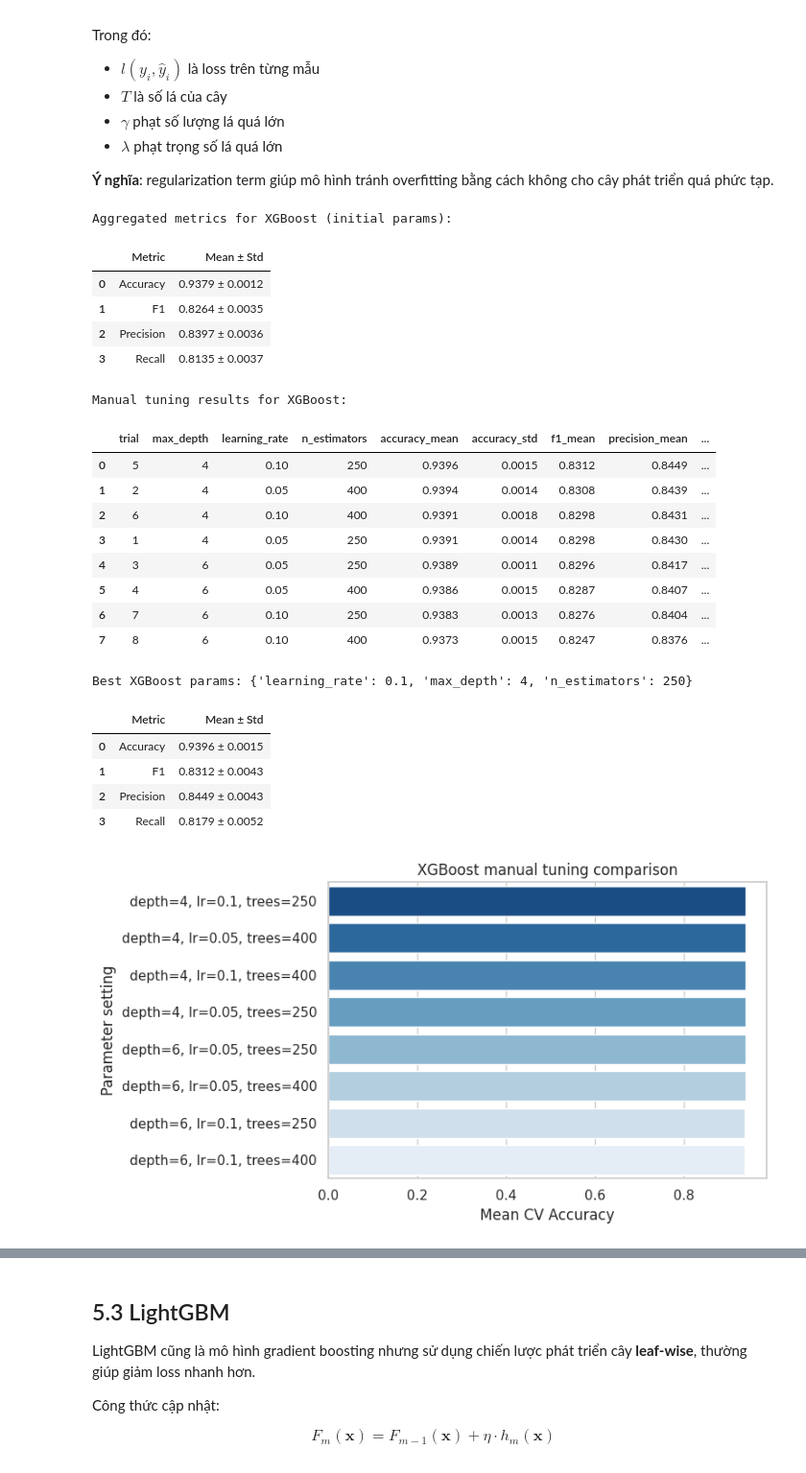
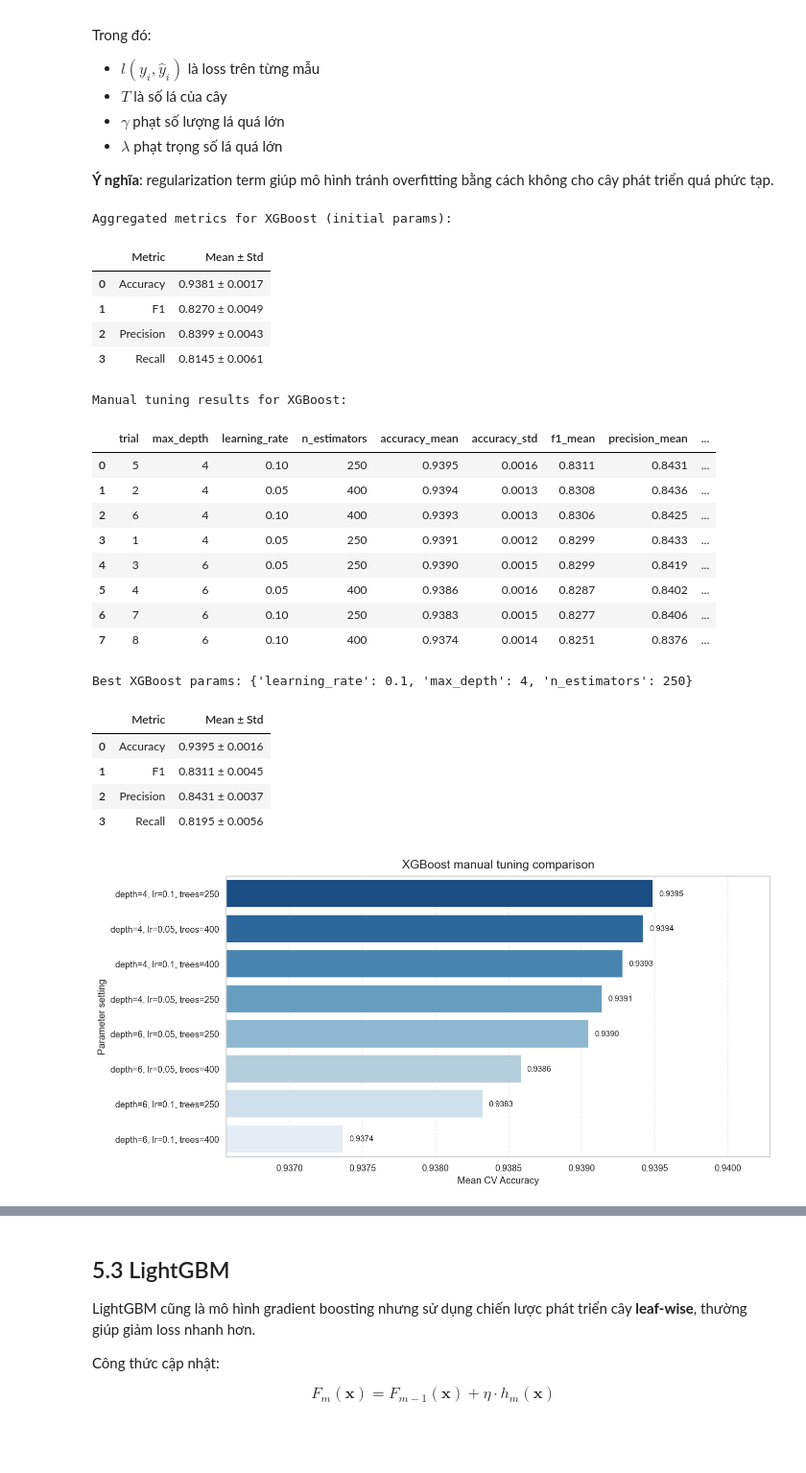
Before and after one commit to thkt2110/mental-health-depression-prediction, a Jupyter notebook: notebooks/05_model_advanced.ipynb, the cells around one changed output, grey strips where cells are left out. Shown at 96% size. Saved outputs shown, nothing was run; the diff lists cells and outputs as text; code cells hidden in the pictures; blank space fills up the shorter version.

```diff
--- a/notebooks/05_model_advanced.ipynb
+++ b/notebooks/05_model_advanced.ipynb
@@ -157,7 +165,7 @@ def build_xgb_classifier(max_depth=6, learning_rate=0.1, n_estimators=300):
         objective="binary:logistic",
         eval_metric="logloss",
         random_state=RANDOM_STATE,
-        n_jobs=-1,
+        n_jobs=1,
         tree_method="hist",
         max_depth=max_depth,
         learning_rate=learning_rate,
@@ -217,48 +225,66 @@ display(show_metric_summary(best_xgb_metrics))
 # %% [output]
 Aggregated metrics for XGBoost (initial params):
 |  | Metric | Mean ± Std |
-| 0 | Accuracy | 0.9379 ± 0.0012 |
-| 1 | F1 | 0.8264 ± 0.0035 |
-| 2 | Precision | 0.8397 ± 0.0036 |
-| 3 | Recall | 0.8135 ± 0.0037 |
+| 0 | Accuracy | 0.9381 ± 0.0017 |
+| 1 | F1 | 0.8270 ± 0.0049 |
+| 2 | Precision | 0.8399 ± 0.0043 |
+| 3 | Recall | 0.8145 ± 0.0061 |
 Manual tuning results for XGBoost:
 |  | trial | max_depth | learning_rate | n_estimators | accuracy_mean | accuracy_std | f1_mean | precision_mean | ... |
-| 0 | 5 | 4 | 0.10 | 250 | 0.9396 | 0.0015 | 0.8312 | 0.8449 | ... |
-| 1 | 2 | 4 | 0.05 | 400 | 0.9394 | 0.0014 | 0.8308 | 0.8439 | ... |
-| 2 | 6 | 4 | 0.10 | 400 | 0.9391 | 0.0018 | 0.8298 | 0.8431 | ... |
-| 3 | 1 | 4 | 0.05 | 250 | 0.9391 | 0.0014 | 0.8298 | 0.8430 | ... |
-| 4 | 3 | 6 | 0.05 | 250 | 0.9389 | 0.0011 | 0.8296 | 0.8417 | ... |
-| 5 | 4 | 6 | 0.05 | 400 | 0.9386 | 0.0015 | 0.8287 | 0.8407 | ... |
-| 6 | 7 | 6 | 0.10 | 250 | 0.9383 | 0.0013 | 0.8276 | 0.8404 | ... |
-| 7 | 8 | 6 | 0.10 | 400 | 0.9373 | 0.0015 | 0.8247 | 0.8376 | ... |
+| 0 | 5 | 4 | 0.10 | 250 | 0.9395 | 0.0016 | 0.8311 | 0.8431 | ... |
+| 1 | 2 | 4 | 0.05 | 400 | 0.9394 | 0.0013 | 0.8308 | 0.8436 | ... |
+| 2 | 6 | 4 | 0.10 | 400 | 0.9393 | 0.0013 | 0.8306 | 0.8425 | ... |
+| 3 | 1 | 4 | 0.05 | 250 | 0.9391 | 0.0012 | 0.8299 | 0.8433 | ... |
+| 4 | 3 | 6 | 0.05 | 250 | 0.9390 | 0.0015 | 0.8299 | 0.8419 | ... |
+| 5 | 4 | 6 | 0.05 | 400 | 0.9386 | 0.0016 | 0.8287 | 0.8402 | ... |
+| 6 | 7 | 6 | 0.10 | 250 | 0.9383 | 0.0015 | 0.8277 | 0.8406 | ... |
+| 7 | 8 | 6 | 0.10 | 400 | 0.9374 | 0.0014 | 0.8251 | 0.8376 | ... |
 Best XGBoost params: {'learning_rate': 0.1, 'max_depth': 4, 'n_estimators': 250}
 |  | Metric | Mean ± Std |
-| 0 | Accuracy | 0.9396 ± 0.0015 |
-| 1 | F1 | 0.8312 ± 0.0043 |
-| 2 | Precision | 0.8449 ± 0.0043 |
-| 3 | Recall | 0.8179 ± 0.0052 |
+| 0 | Accuracy | 0.9395 ± 0.0016 |
+| 1 | F1 | 0.8311 ± 0.0045 |
+| 2 | Precision | 0.8431 ± 0.0037 |
+| 3 | Recall | 0.8195 ± 0.0056 |
 # %%
-plt.figure(figsize=(8, 4.5))
+xgb_plot_df = xgb_results_df.sort_values("accuracy_mean", ascending=False).copy()
+xgb_plot_df["setting"] = xgb_plot_df.apply(
+    lambda row: f"depth={row['max_depth']}, lr={row['learning_rate']}, trees={row['n_estimators']}",
+    axis=1,
+)
+
+fig, ax = plt.subplots(figsize=(12, 6), dpi=120)
 sns.barplot(
-    data=xgb_results_df.sort_values("accuracy_mean", ascending=False),
+    data=xgb_plot_df,
     x="accuracy_mean",
-    y=xgb_results_df.sort_values("accuracy_mean", ascending=False)
-    .apply(
-        lambda row: (
-            f"depth={row['max_depth']}, lr={row['learning_rate']}, "
-            f"trees={row['n_estimators']}"
-        ),
-        axis=1,
-    ),
+    y="setting",
     palette="Blues_r",
+    ax=ax,
 )
-plt.title("XGBoost manual tuning comparison")
-plt.xlabel("Mean CV Accuracy")
-plt.ylabel("Parameter setting")
+
+x_min = float(xgb_plot_df["accuracy_mean"].min())
+x_max = float(xgb_plot_df["accuracy_mean"].max())
+margin = max((x_max - x_min) * 0.35, 0.0008)
+ax.set_xlim(max(0.0, x_min - margin), min(1.0, x_max + margin))
+
+ax.set_title("XGBoost manual tuning comparison", fontsize=15, pad=10)
+ax.set_xlabel("Mean CV Accuracy", fontsize=12)
+ax.set_ylabel("Parameter setting", fontsize=12)
+ax.tick_params(axis="both", labelsize=11)
+ax.grid(axis="x", linestyle="--", alpha=0.35)
+
+for idx, row in xgb_plot_df.reset_index(drop=True).iterrows():
+    ax.text(
+        row["accuracy_mean"] + margin * 0.05,
+        idx,
+        f"{row['accuracy_mean']:.4f}",
+        va="center",
+        fontsize=10,
+    )
+
 plt.tight_layout()
 plt.show()
 # %% [output]
-[figure, old version]
+[figure, new version]
 # %% [markdown]
 ### Nhận xét 5.2 — XGBoost
 
```
Also changed, not shown: parts of 12 cells of this notebook, 4 other files.
